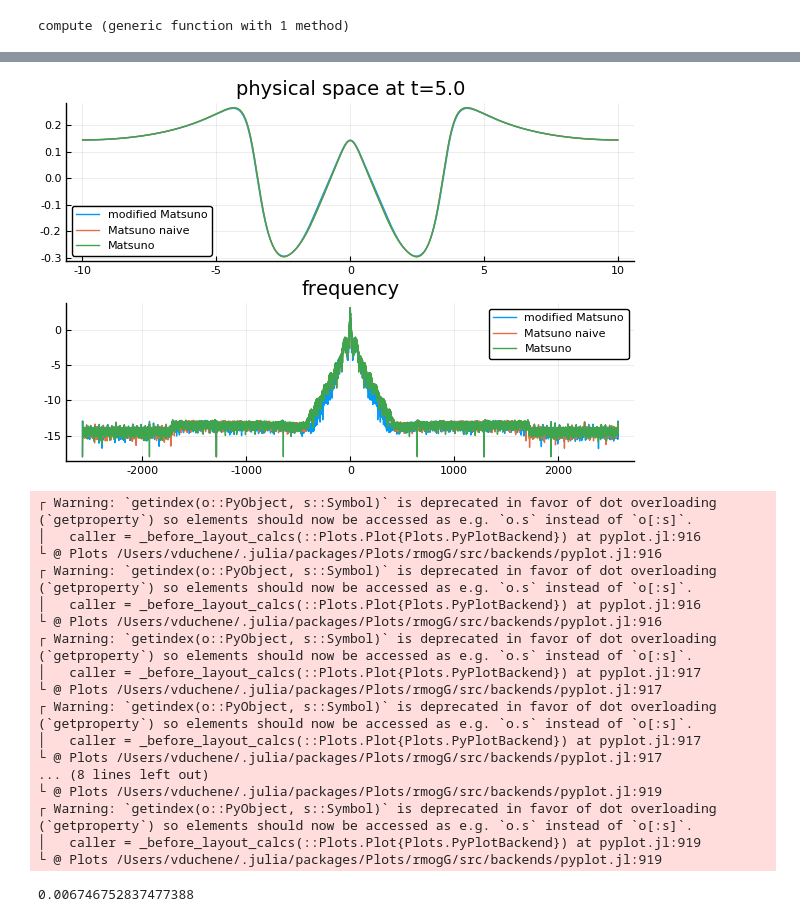
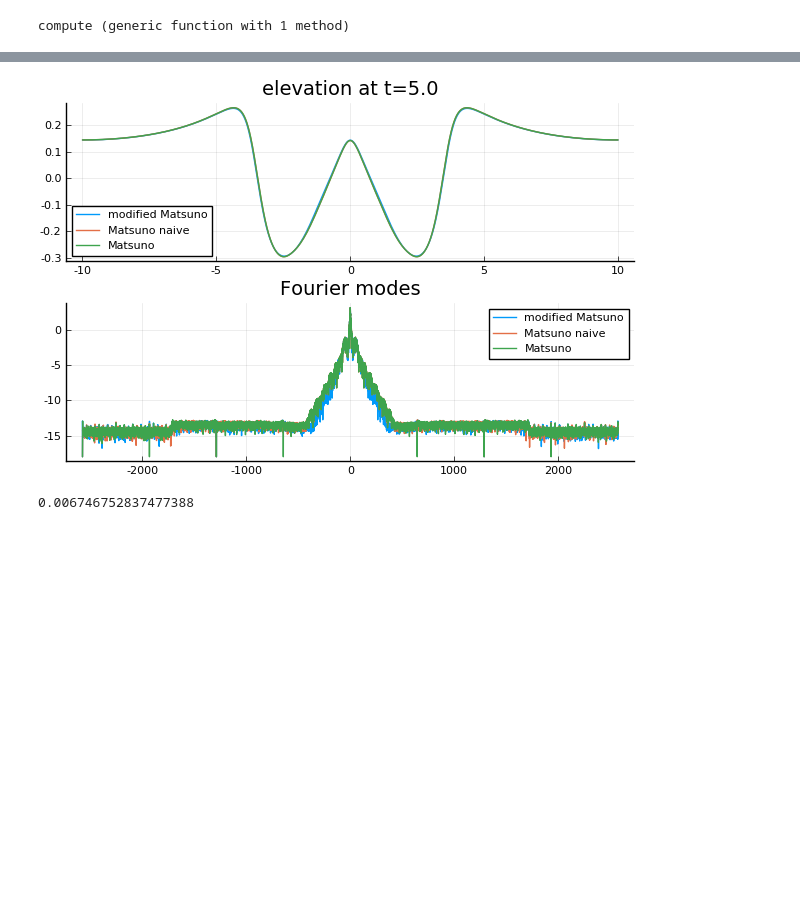
Before and after one commit to WaterWavesModels/WaterWaves1D.jl, a Jupyter notebook: notebooks/Matsunos.ipynb, the cells around one changed output, grey strips where cells are left out. Cells and saved outputs as stored; diff of their text form; code cells hidden in the pictures; blank space fills up the shorter version.

```diff
--- a/notebooks/Matsunos.ipynb
+++ b/notebooks/Matsunos.ipynb
@@ -121,26 +129,5 @@ problem.param = (ϵ = 0.5, N = 16384, L = 10, T = 5, dt = 0.001)
-# %%
-p = plot(layout=(2,1))
-for problem in problems[init(1)]
-    fig_problem!( p, problem ,5)
-end
-p
-# %% [output]
-[figure, removed]
-┌ Warning: `getindex(o::PyObject, s::Symbol)` is deprecated in favor of dot overloading (`getproperty`) so elements should now be accessed as e.g. `o.s` instead of `o[:s]`.
-│   caller = _before_layout_calcs(::Plots.Plot{Plots.PyPlotBackend}) at pyplot.jl:916
-└ @ Plots /Users/vduchene/.julia/packages/Plots/rmogG/src/backends/pyplot.jl:916
-┌ Warning: `getindex(o::PyObject, s::Symbol)` is deprecated in favor of dot overloading (`getproperty`) so elements should now be accessed as e.g. `o.s` instead of `o[:s]`.
-│   caller = _before_layout_calcs(::Plots.Plot{Plots.PyPlotBackend}) at pyplot.jl:916
-└ @ Plots /Users/vduchene/.julia/packages/Plots/rmogG/src/backends/pyplot.jl:916
-┌ Warning: `getindex(o::PyObject, s::Symbol)` is deprecated in favor of dot overloading (`getproperty`) so elements should now be accessed as e.g. `o.s` instead of `o[:s]`.
-│   caller = _before_layout_calcs(::Plots.Plot{Plots.PyPlotBackend}) at pyplot.jl:917
-└ @ Plots /Users/vduchene/.julia/packages/Plots/rmogG/src/backends/pyplot.jl:917
-┌ Warning: `getindex(o::PyObject, s::Symbol)` is deprecated in favor of dot overloading (`getproperty`) so elements should now be accessed as e.g. `o.s` instead of `o[:s]`.
-│   caller = _before_layout_calcs(::Plots.Plot{Plots.PyPlotBackend}) at pyplot.jl:917
-└ @ Plots /Users/vduchene/.julia/packages/Plots/rmogG/src/backends/pyplot.jl:917
-... (8 lines left out)
-└ @ Plots /Users/vduchene/.julia/packages/Plots/rmogG/src/backends/pyplot.jl:919
-┌ Warning: `getindex(o::PyObject, s::Symbol)` is deprecated in favor of dot overloading (`getproperty`) so elements should now be accessed as e.g. `o.s` instead of `o[:s]`.
-│   caller = _before_layout_calcs(::Plots.Plot{Plots.PyPlotBackend}) at pyplot.jl:919
-└ @ Plots /Users/vduchene/.julia/packages/Plots/rmogG/src/backends/pyplot.jl:919
+# %%
+plot_solution(problems[init(1)])
+# %% [output]
+[figure, added]
 # %%
```
Also changed, not shown: parts of 8 cells of this notebook, 6 other files.
